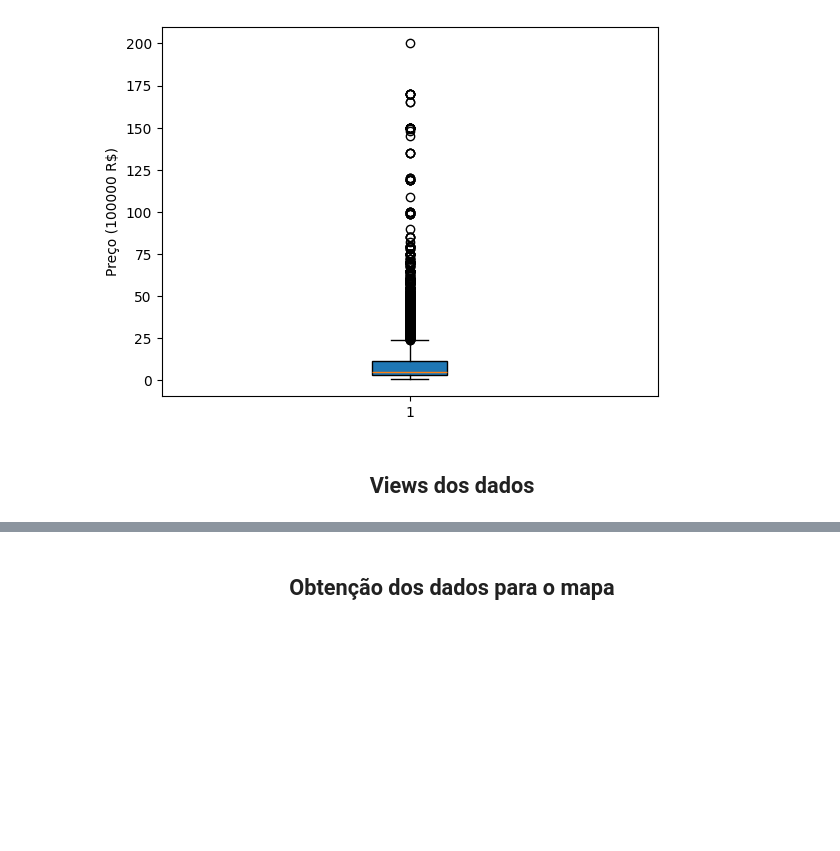
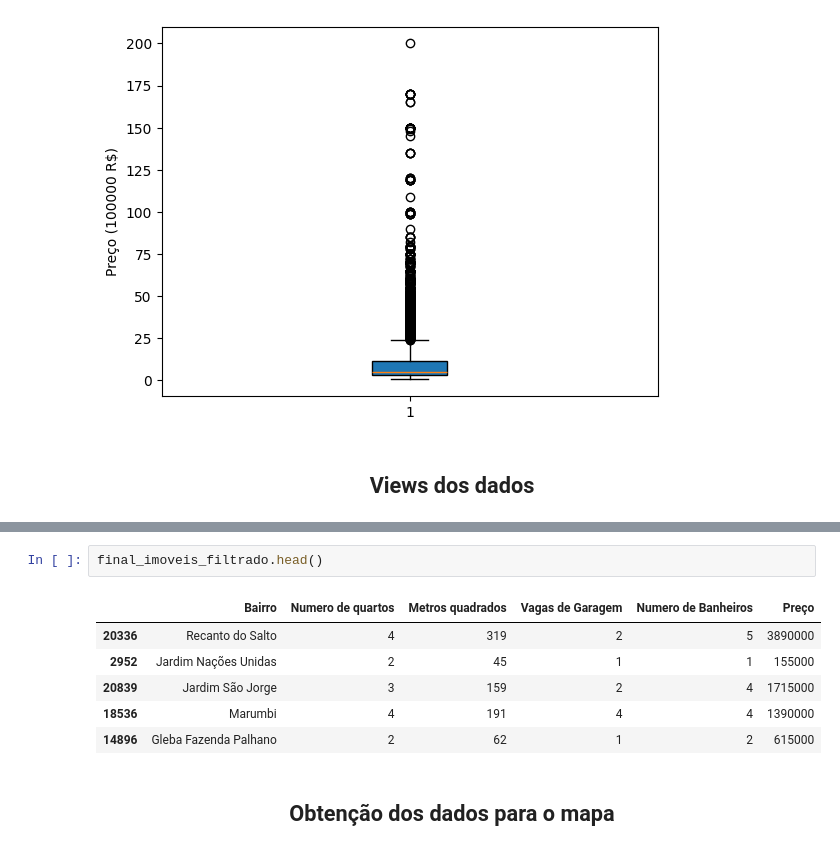
Before and after one commit to ZaniAndrei/Real-Estate-Price-Prediction-in-Londrina, a Jupyter notebook: analise.ipynb, the cells around one changed output, grey strips where cells are left out. Drawn from its saved outputs; the diff is of its cells as text; blank space fills up the shorter version.

```diff
--- a/analise.ipynb
+++ b/analise.ipynb
@@ -169,3 +154,12 @@ bairrosSortedPrecoPorM2Desc.head(11)
+# %%
+final_imoveis_filtrado.head()
+# %% [output]
+|  | Bairro | Numero de quartos | Metros quadrados | Vagas de Garagem | Numero de Banheiros | Preço |
+| 20336 | Recanto do Salto | 4 | 319 | 2 | 5 | 3890000 |
+| 2952 | Jardim Nações Unidas | 2 | 45 | 1 | 1 | 155000 |
+| 20839 | Jardim São Jorge | 3 | 159 | 2 | 4 | 1715000 |
+| 18536 | Marumbi | 4 | 191 | 4 | 4 | 1390000 |
+| 14896 | Gleba Fazenda Palhano | 2 | 62 | 1 | 2 | 615000 |
 # %% [markdown]
 
 <h2 style="text-align: center;">Obtenção dos dados para o mapa</h2>
```
Also changed, not shown: parts of 5 cells of this notebook, 2 other files.
